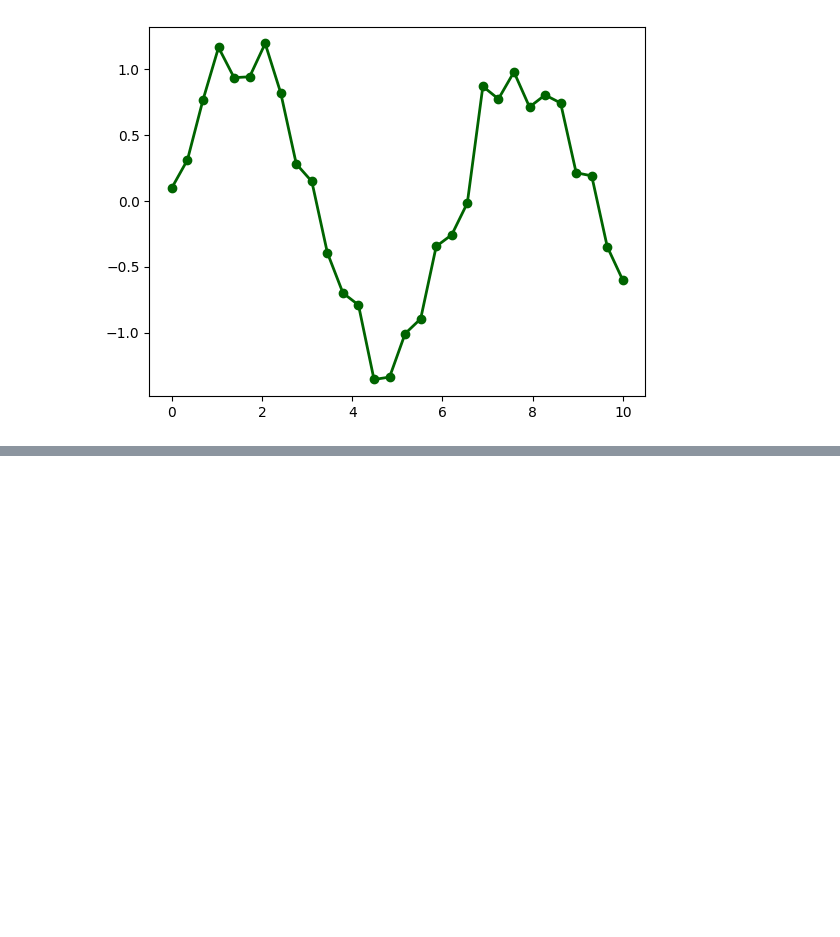
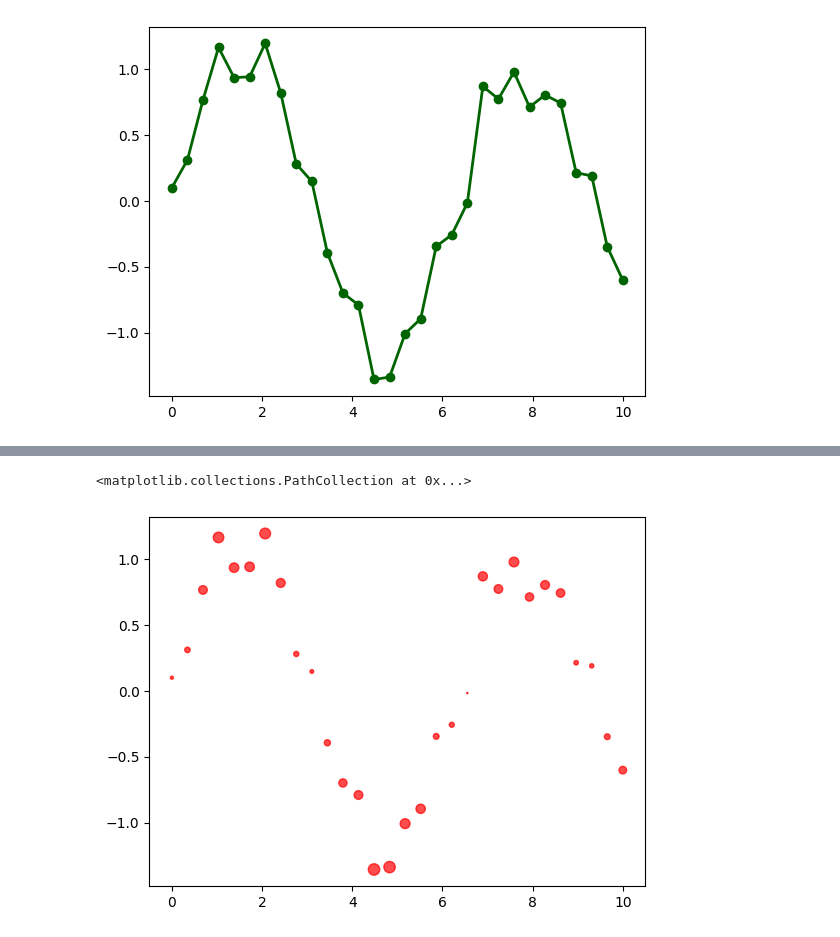
Before and after one commit to rvigneshwaran/datascience-implementations, a Jupyter notebook: 01-data-science-fundamentals/02-statistical-data-visualization/02-matplotlib-visualization/01-line-plot/01-line-plot.ipynb, the cells around one changed output, grey strips where cells are left out. Cells and saved outputs as stored; diff of their text form; code cells hidden in the pictures; blank space fills up the shorter version.

```diff
--- a/01-data-science-fundamentals/02-statistical-data-visualization/02-matplotlib-visualization/01-line-plot/01-line-plot.ipynb
+++ b/01-data-science-fundamentals/02-statistical-data-visualization/02-matplotlib-visualization/01-line-plot/01-line-plot.ipynb
@@ -198,0 +207,6 @@ plt.savefig('line_plot_example.png', dpi=300, bbox_inches='tight')
+# %%
+# Example 22: Marker Size Varies with Y-values
+plt.scatter(x, y, label='Data Points', color='red', marker='o', s=np.abs(y) * 50, alpha=0.7)
+# %% [output]
+<matplotlib.collections.PathCollection at 0x...>
+[figure, added]
```
Also changed, not shown: parts of 3 cells of this notebook.
